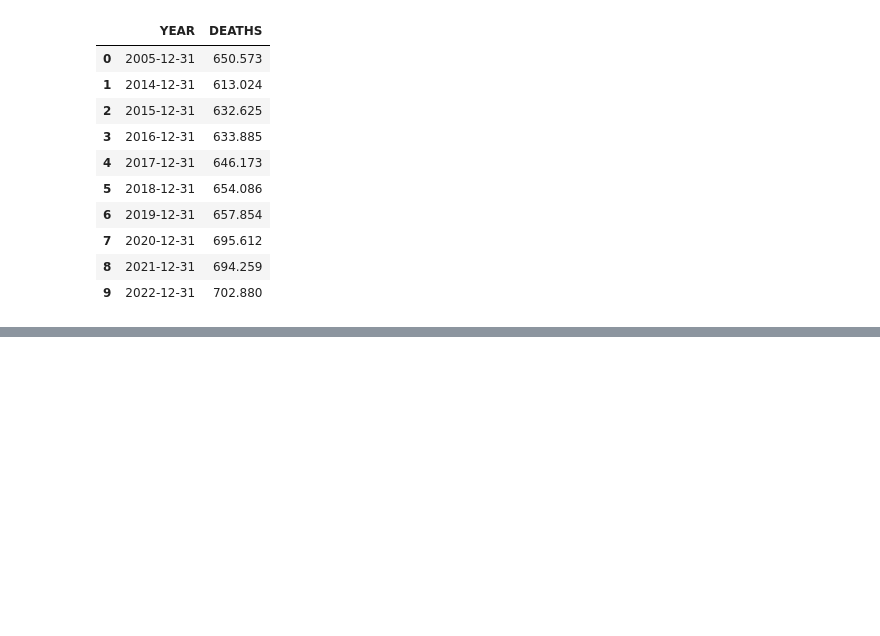
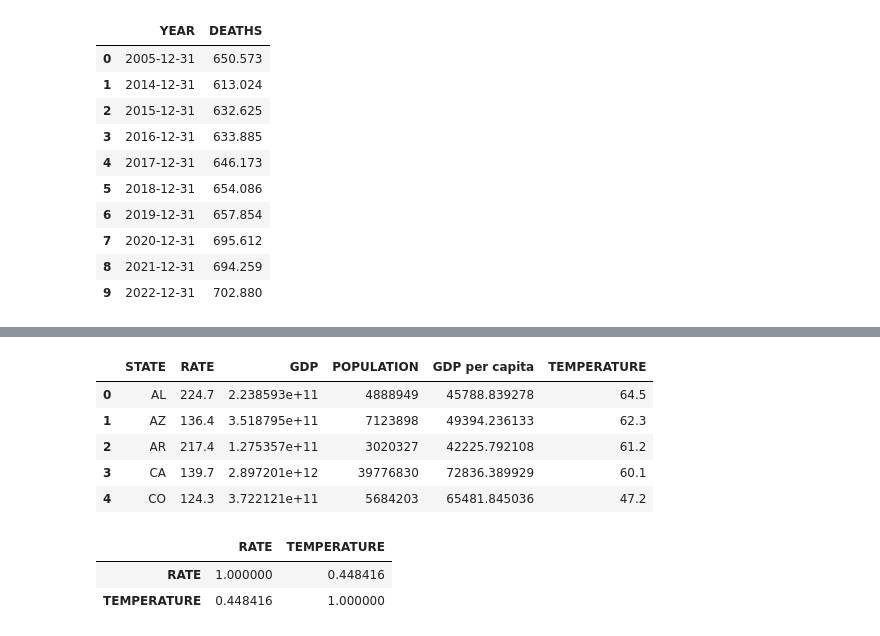
Before and after one commit to jaidevkler/team-4-project-1, a Jupyter notebook: project.ipynb, the cells around one changed output, grey strips where cells are left out. Saved outputs shown, nothing was run; the diff lists cells and outputs as text; code cells hidden in the pictures; blank space fills up the shorter version.

```diff
--- a/project.ipynb
+++ b/project.ipynb
@@ -412,0 +412,17 @@ m.plot(forecast)
+# %%
+all_df = pd.merge(heart_gdp_pop_df,temp_df[['STATE','TEMPERATURE']],on='STATE')
+all_df.head()
+# %% [output]
+|  | STATE | RATE | GDP | POPULATION | GDP per capita | TEMPERATURE |
+| 0 | AL | 224.7 | 2.238593e+11 | 4888949 | 45788.839278 | 64.5 |
+| 1 | AZ | 136.4 | 3.518795e+11 | 7123898 | 49394.236133 | 62.3 |
+| 2 | AR | 217.4 | 1.275357e+11 | 3020327 | 42225.792108 | 61.2 |
+| 3 | CA | 139.7 | 2.897201e+12 | 39776830 | 72836.389929 | 60.1 |
+| 4 | CO | 124.3 | 3.722121e+11 | 5684203 | 65481.845036 | 47.2 |
+# %%
+# Correlation between death rate and temperature
+all_df[['RATE','TEMPERATURE']].corr()
+# %% [output]
+|  | RATE | TEMPERATURE |
+| RATE | 1.000000 | 0.448416 |
+| TEMPERATURE | 0.448416 | 1.000000 |
```
Also changed, not shown: parts of 14 cells of this notebook, 1 other file.
